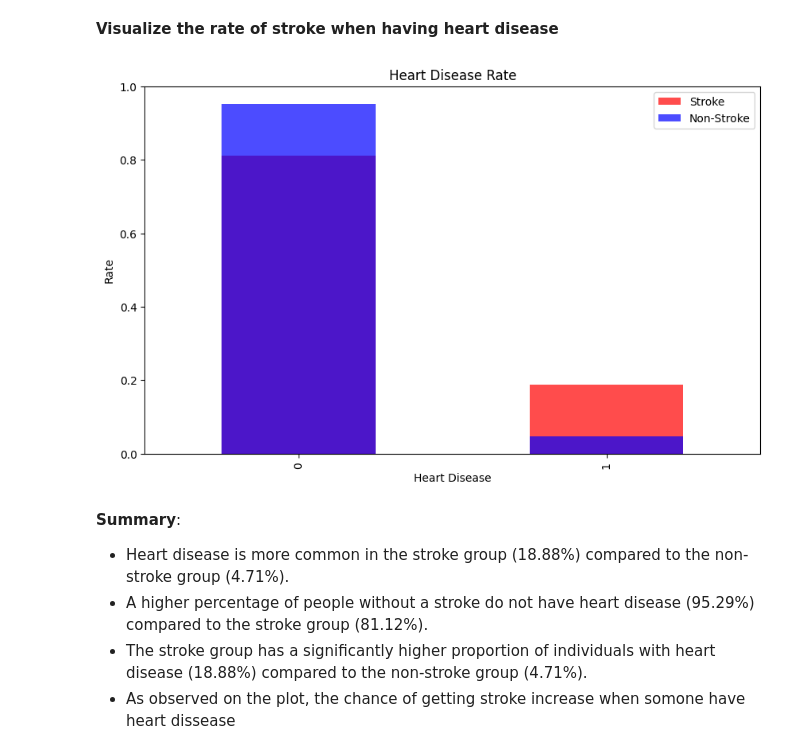
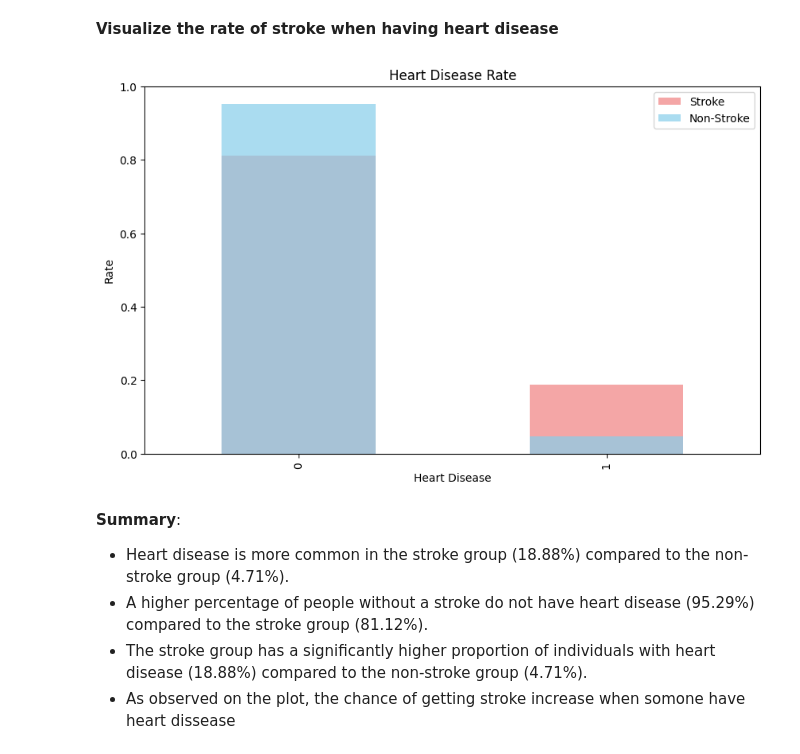
Before and after one commit to NhatHuyDuong/PDS-FinalProject, a Jupyter notebook: 22127148_22127224_22127257.ipynb, the cells around one changed output. Saved outputs shown, nothing was run; the diff lists cells and outputs as text; code cells hidden in the pictures.

```diff
--- a/22127148_22127224_22127257.ipynb
+++ b/22127148_22127224_22127257.ipynb
@@ -1518,15 +1517,15 @@ heart_disease_rate
 # %%
 # Bar plot
 plt.figure(figsize=(10, 6))
 plt.title('Heart Disease Rate')
-stroke_heart_disease_rate.plot(kind='bar', alpha=0.7, color='red', label='Stroke')
-nostroke_heart_disease_rate.plot(kind='bar', alpha=0.7, color='blue', label='Non-Stroke')
+stroke_heart_disease_rate.plot(kind='bar', alpha=0.7, color='lightcoral', label='Stroke')
+nostroke_heart_disease_rate.plot(kind='bar', alpha=0.7, color='skyblue', label='Non-Stroke')
 plt.xlabel('Heart Disease')
 plt.ylabel('Rate')
 plt.legend()
 plt.show()
 # %% [output]
-[figure, old version]
+[figure, new version]
 # %% [markdown]
 **Summary**:
 + Heart disease is more common in the stroke group (18.88%) compared to the non-stroke group (4.71%).
```
Also changed, not shown: parts of 25 cells of this notebook, 1 other file.
